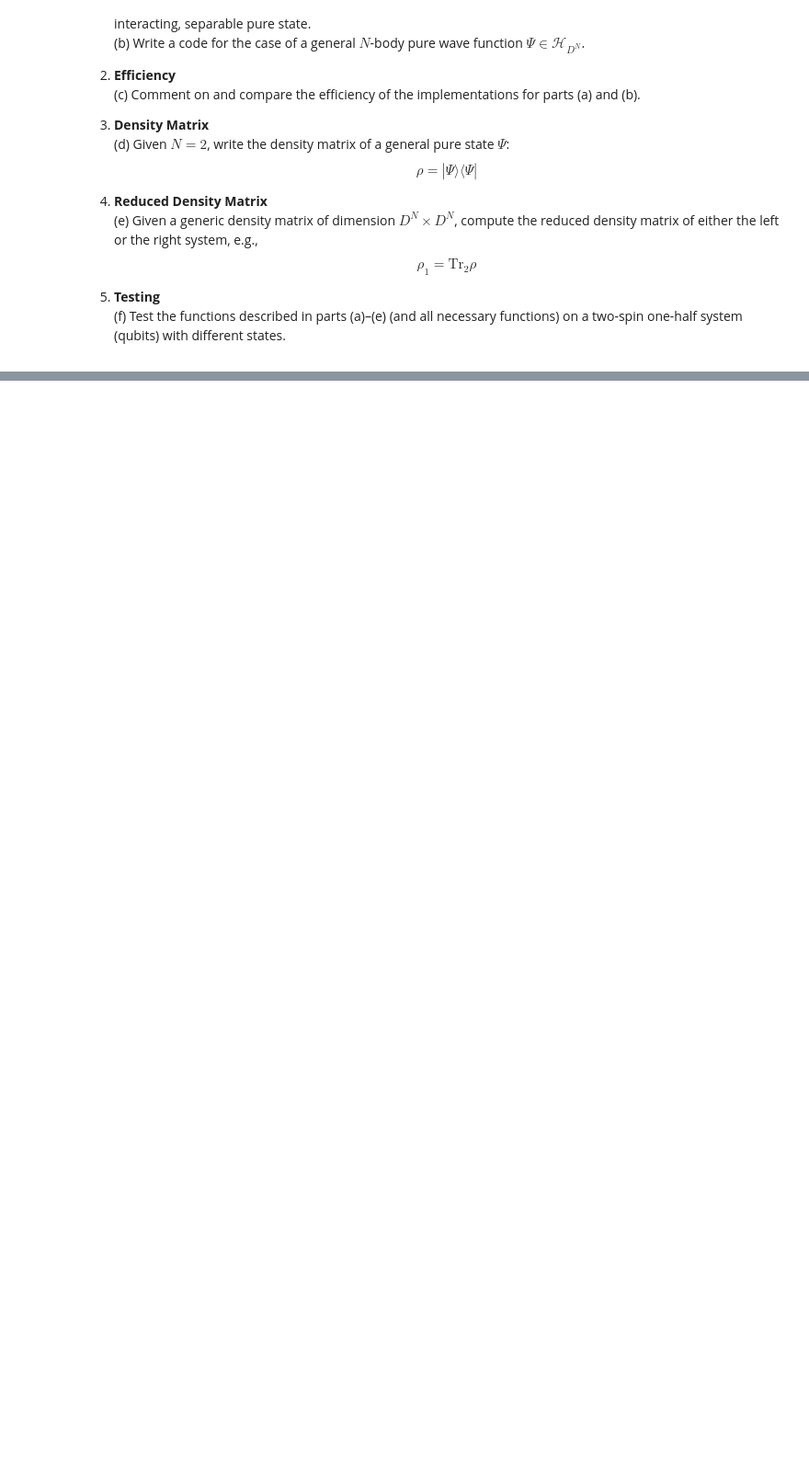
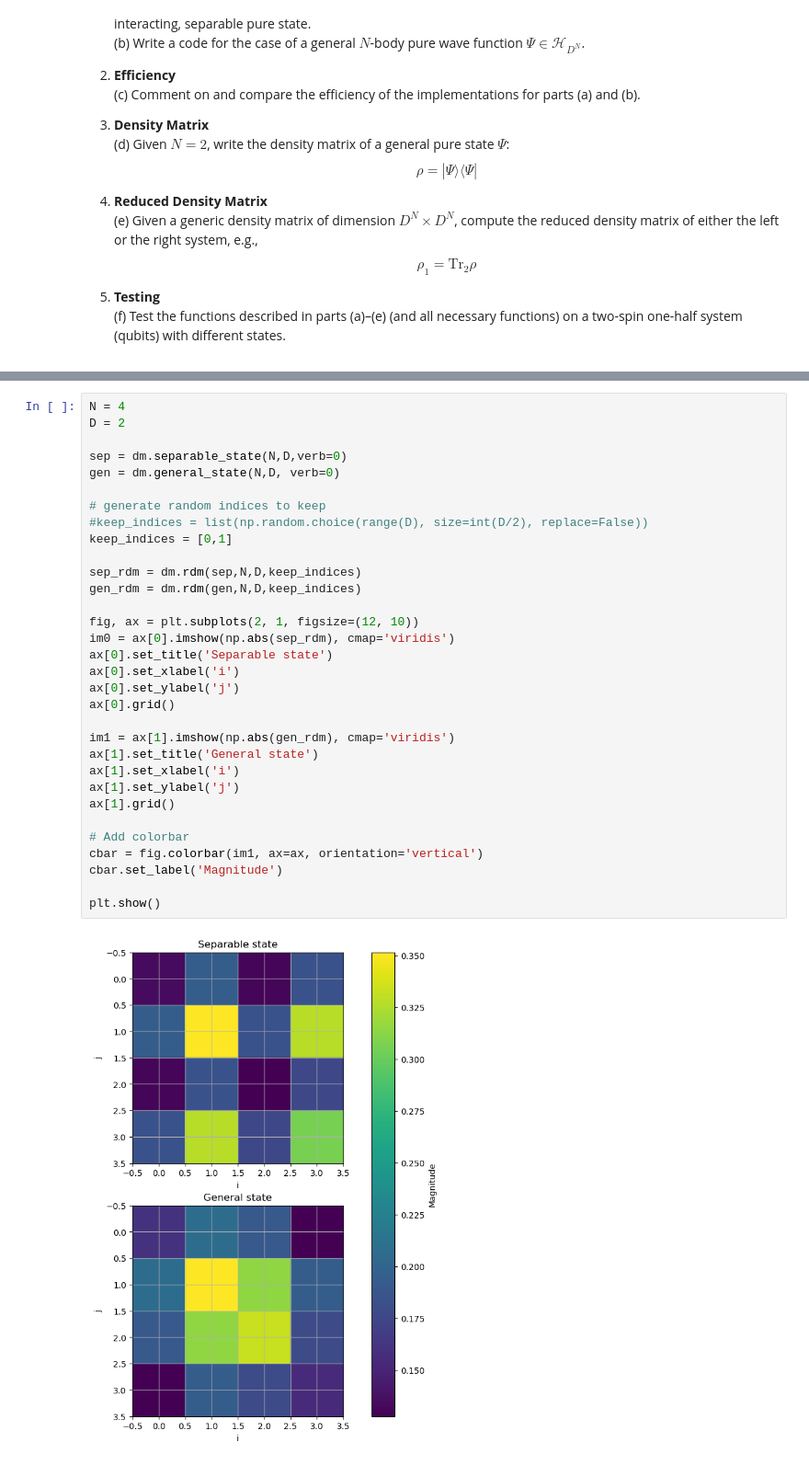
Before and after one commit to pietromalagoli/QIC, a Jupyter notebook: hw/hw6/Ex6_Malagoli.ipynb, the cells around one changed output, grey strips where cells are left out. Shown: that part at 92% size. Drawn from its saved outputs; the diff is of its cells as text; blank space fills up the shorter version.

```diff
--- a/hw/hw6/Ex6_Malagoli.ipynb
+++ b/hw/hw6/Ex6_Malagoli.ipynb
@@ -169,0 +149,34 @@ def general_state(N: int, D: int, verb:int=0, input_state: np.ndarray=None):
+# %%
+N = 4
+D = 2
+
+sep = dm.separable_state(N,D,verb=0)
+gen = dm.general_state(N,D, verb=0)
+
+# generate random indices to keep
+#keep_indices = list(np.random.choice(range(D), size=int(D/2), replace=False))
+keep_indices = [0,1]
+
+sep_rdm = dm.rdm(sep,N,D,keep_indices)
+gen_rdm = dm.rdm(gen,N,D,keep_indices)
+
+fig, ax = plt.subplots(2, 1, figsize=(12, 10))
+im0 = ax[0].imshow(np.abs(sep_rdm), cmap='viridis')
+ax[0].set_title('Separable state')
+ax[0].set_xlabel('i')
+ax[0].set_ylabel('j')
+ax[0].grid()
+
+im1 = ax[1].imshow(np.abs(gen_rdm), cmap='viridis')
+ax[1].set_title('General state')
+ax[1].set_xlabel('i')
+ax[1].set_ylabel('j')
+ax[1].grid()
+
+# Add colorbar
+cbar = fig.colorbar(im1, ax=ax, orientation='vertical')
+cbar.set_label('Magnitude')
+
+plt.show()
+# %% [output]
+[figure, added]
```
Also changed, not shown: parts of 14 cells of this notebook, 3 other files.
